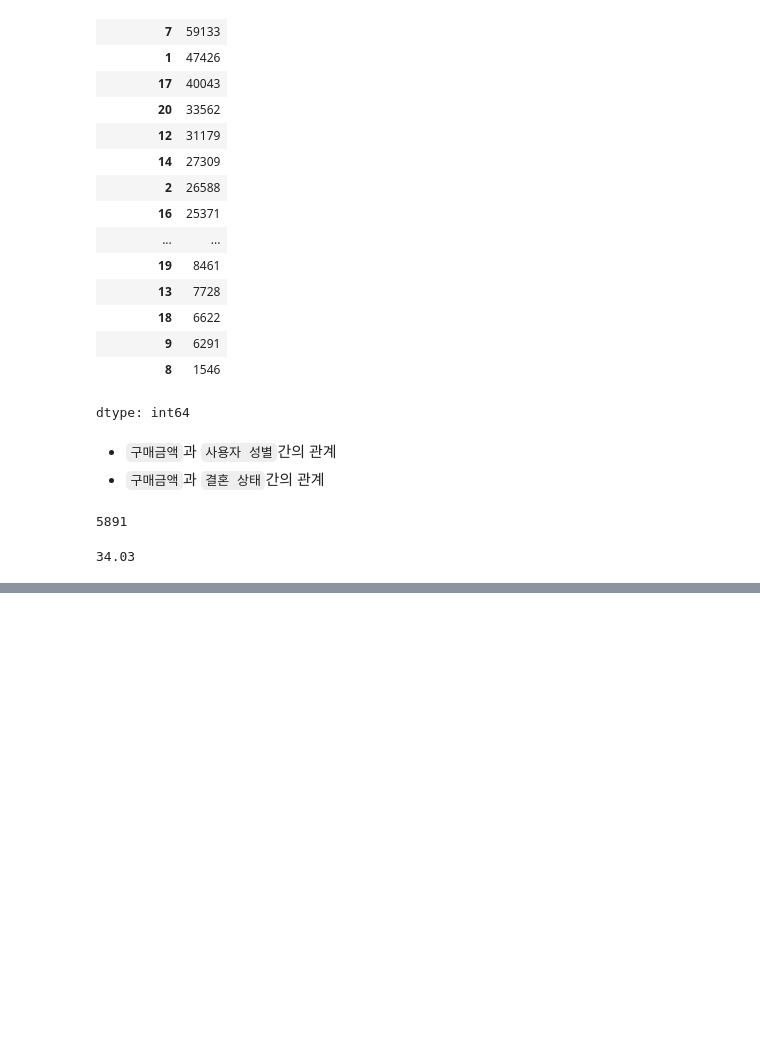
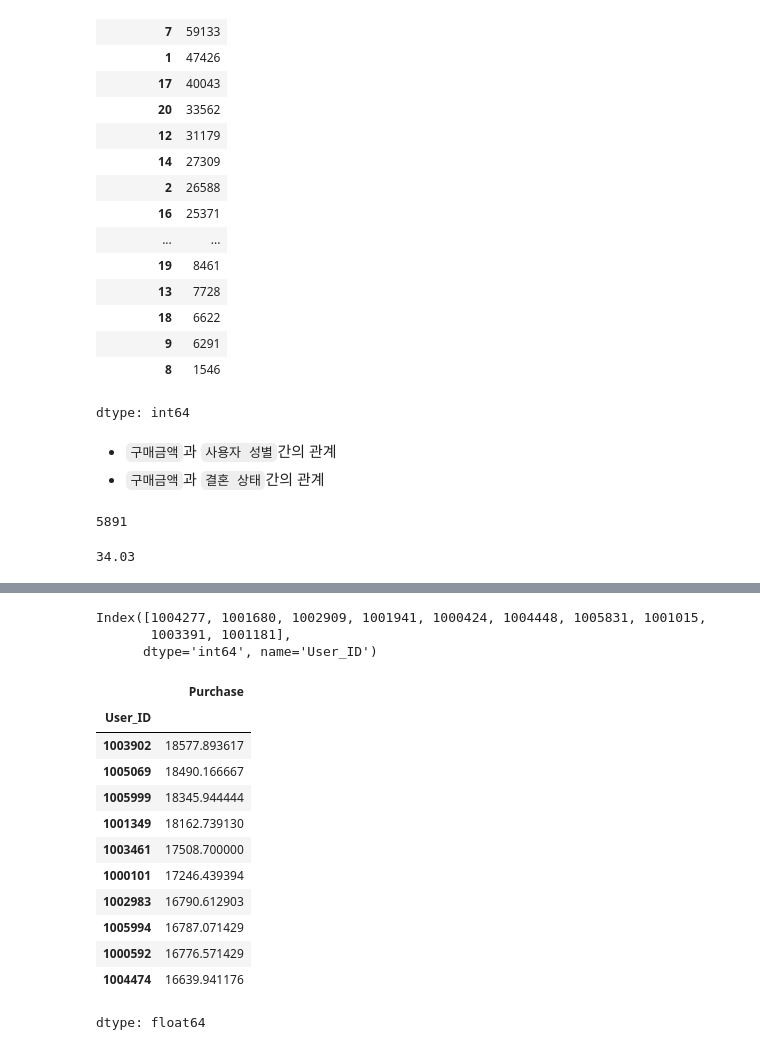
Before and after one commit to chang-ho-jeon/wallmart_dataset_analysis, a Jupyter notebook: notebook/wallmart_dataset_analysis.ipynb, the cells around one changed output, grey strips where cells are left out. Saved outputs shown, nothing was run; the diff lists cells and outputs as text; code cells hidden in the pictures; blank space fills up the shorter version.

```diff
--- a/notebook/wallmart_dataset_analysis.ipynb
+++ b/notebook/wallmart_dataset_analysis.ipynb
@@ -189,0 +294,26 @@ round((top10 / total) * 100, 2)
+# %%
+#vip 고객 선정
+df.groupby('User_ID')['Purchase'].sum().sort_values(ascending=False).head(10).index
+# %% [output]
+Index([1004277, 1001680, 1002909, 1001941, 1000424, 1004448, 1005831, 1001015,
+       1003391, 1001181],
+      dtype='int64', name='User_ID')
+# %%
+df.groupby('User_ID')['Purchase'].mean().sort_values(ascending=False).head(10)
+# .values를 제거하여 결과를 Pandas Series로 유지하고
+# .sort_values(ascending=False)를 추가하여 많은 순서로 정렬하고
+# .head(10)을 사용하여 상위 10개 행을 가져옵니다.
+# %% [output]
+|  | Purchase |
+| User_ID |  |
+| 1003902 | 18577.893617 |
+| 1005069 | 18490.166667 |
+| 1005999 | 18345.944444 |
+| 1001349 | 18162.739130 |
+| 1003461 | 17508.700000 |
+| 1000101 | 17246.439394 |
+| 1002983 | 16790.612903 |
+| 1005994 | 16787.071429 |
+| 1000592 | 16776.571429 |
+| 1004474 | 16639.941176 |
+dtype: float64
```
Also changed, not shown: parts of 29 cells of this notebook.
